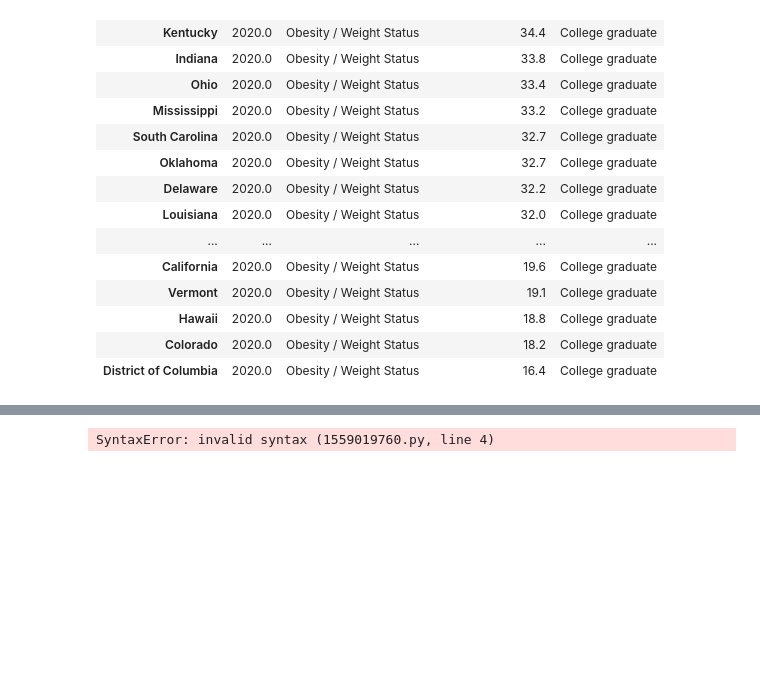
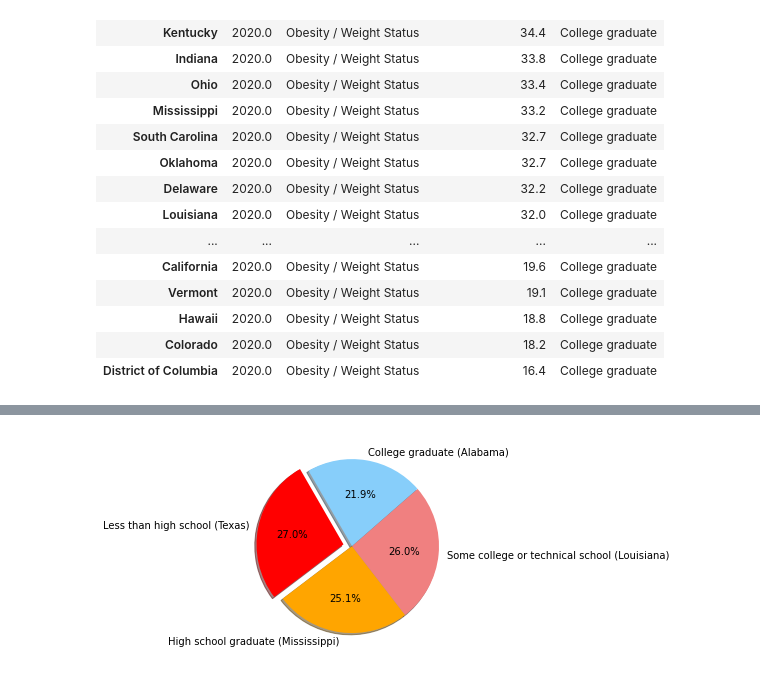
Before and after one commit to latoyawenzinger/Project_1_Healthcare, a Jupyter notebook: education_data.ipynb, the cells around one changed output, grey strips where cells are left out. Saved outputs shown, nothing was run; the diff lists cells and outputs as text; code cells hidden in the pictures; blank space fills up the shorter version.

```diff
--- a/education_data.ipynb
+++ b/education_data.ipynb
@@ -238,19 +238,19 @@ plt.show()
 # %%
 #labels for the sections of our pie chart
 labels = ["Less than high school (Texas)", "High school graduate (Mississippi)", "Some college or technical school (Louisiana)", "College graduate (Alabama)"]
 
-the values of each section of the pie chart
+#the values of each section of the pie chart
 sizes = [44.5, 41.4, 42.8, 36.1]
 
 #the colors of each section of the pie chart
 colors = ["red", "orange", "lightcoral", "lightskyblue"]
 
 #tells matplotlib to separate the "less than high school" section from the others
 explode = (0.1, 0, 0, 0)
 
 plt.pie(sizes, explode=explode, labels=labels, colors=colors,
         autopct="%1.1f%%", shadow=True, startangle=120)
 
 plt.savefig("Resources/education_pie.png")
 # %% [output]
-SyntaxError: invalid syntax (1559019760.py, line 4)
+[figure, added]
```
Also changed, not shown: parts of 4 cells of this notebook, 5 other files.
